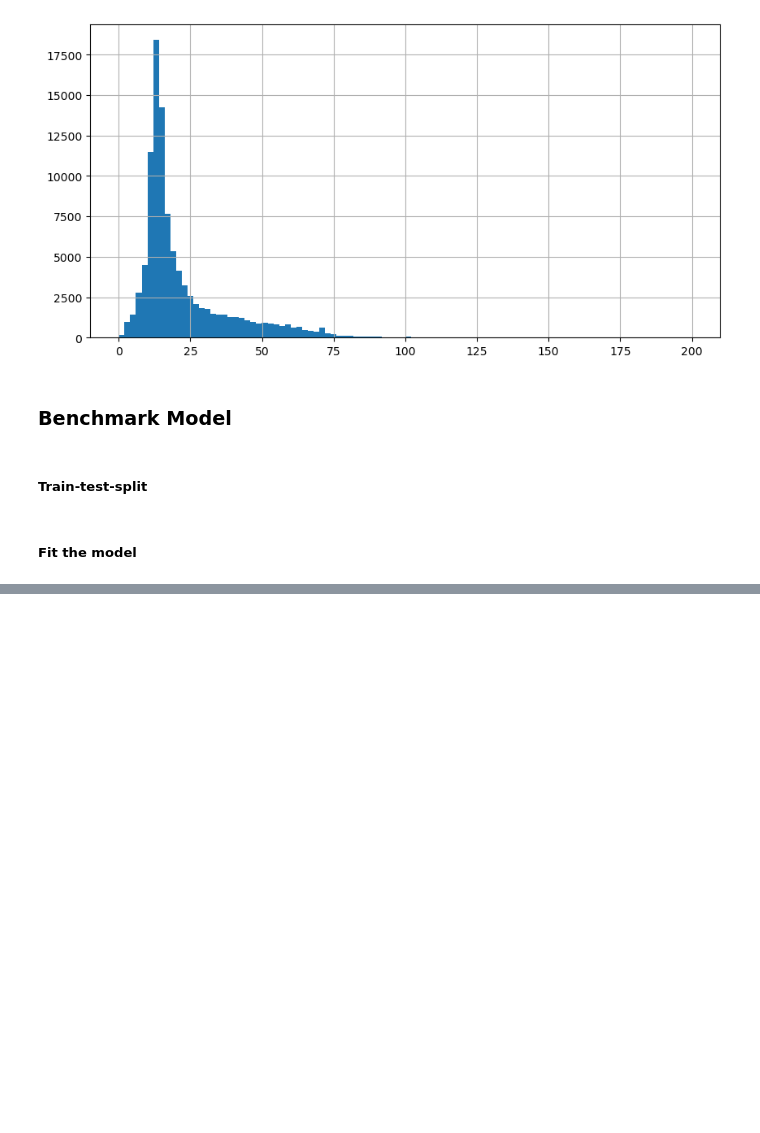
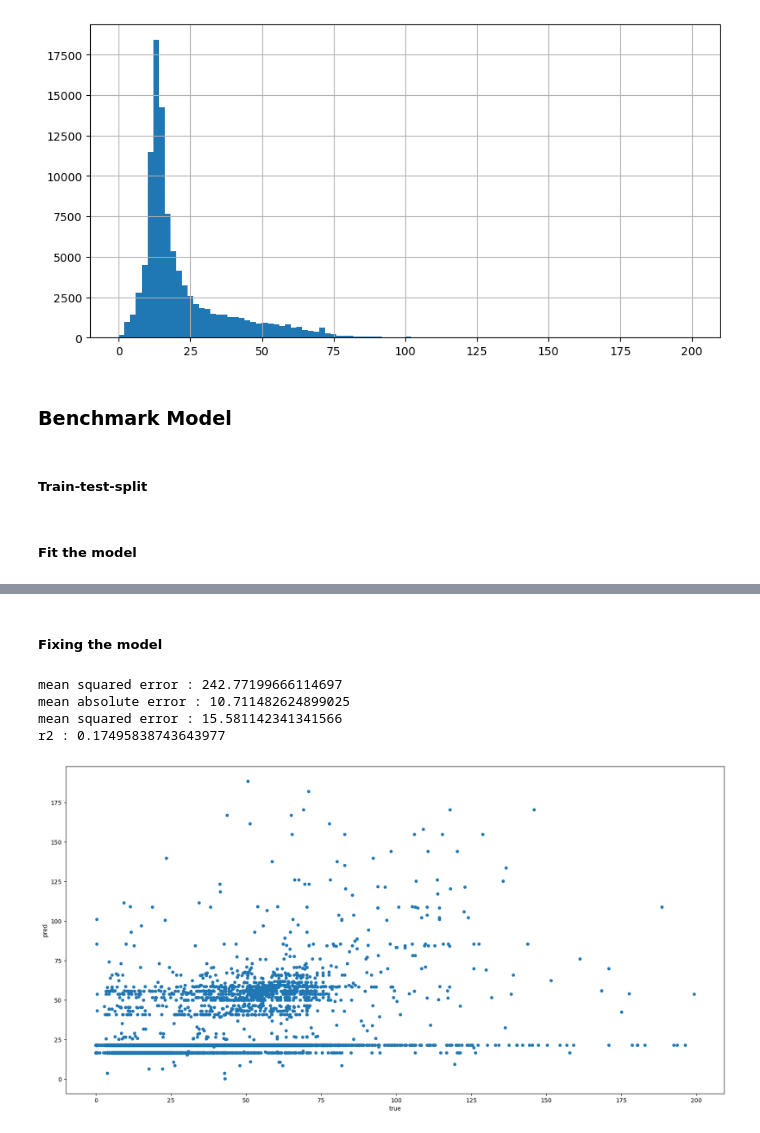
Before and after one commit to TinyHaitch/Taxi-Analysis, a Jupyter notebook: Untitled.ipynb, the cells around one changed output, grey strips where cells are left out. Cells and saved outputs as stored; diff of their text form; code cells hidden in the pictures; blank space fills up the shorter version.

```diff
--- a/Untitled.ipynb
+++ b/Untitled.ipynb
@@ -407,0 +436,47 @@ DTypePromotionError: The DType <class 'numpy.dtypes.DateTime64DType'> could not
+# %% [markdown]
+##### Fixing the model
+# %%
+categorical_features_benchmark_b = ['PULocationID', 'transaction_day', 'transaction_day_name', 'transaction_hour']
+input_features_benchmark_b = categorical_features_benchmark_b
+target_feature_benchmark = 'total_amount'
+
+from sklearn.model_selection import train_test_split
+
+x_bench_bb = data_for_benchmark_model[input_features_benchmark_b]
+y_bench_bb = data_for_benchmark_model[target_feature_benchmark]
+
+## one hot encodeing
+X_bench_bb = pd.get_dummies(x_bench_bb)
+
+x_train_bb, x_test_bb, y_train_bb, y_test_bb = train_test_split(X_bench_bb, y_bench_bb, test_size=0.33, random_state=42)
+
+from sklearn.tree import DecisionTreeRegressor
+
+tree = DecisionTreeRegressor(max_depth=10)
+tree.fit(x_train_bb, y_train_bb)
+
+model_at_hand_bb = tree
+
+y_pred_bb = model_at_hand_bb.predict(x_test_bb)
+
+from sklearn.metrics import mean_squared_error
+from sklearn.metrics import mean_absolute_error
+from sklearn.metrics import r2_score
+from math import sqrt
+
+print(f'mean squared error : {mean_squared_error(y_test_bb, y_pred_bb)}')
+print(f'mean absolute error : {mean_absolute_error(y_test_bb, y_pred_bb)}')
+print(f'mean squared error : {sqrt(mean_squared_error(y_test_bb, y_pred_bb))}')
+print(f'r2 : {r2_score(y_test_bb, y_pred_bb)}')
+
+data_bb = {'true': y_test_bb, 'pred': y_pred_bb}
+results_bb = pd.DataFrame(data_bb)
+
+results_bb.plot(figsize=(20, 10), kind='scatter', x='true', y='pred')
+plt.show()
+# %% [output]
+mean squared error : 242.77199666114697
+mean absolute error : 10.711482624899025
+mean squared error : 15.581142341341566
+r2 : 0.17495838743643977
+[figure, added]
```
Also changed, not shown: parts of 5 cells of this notebook.
